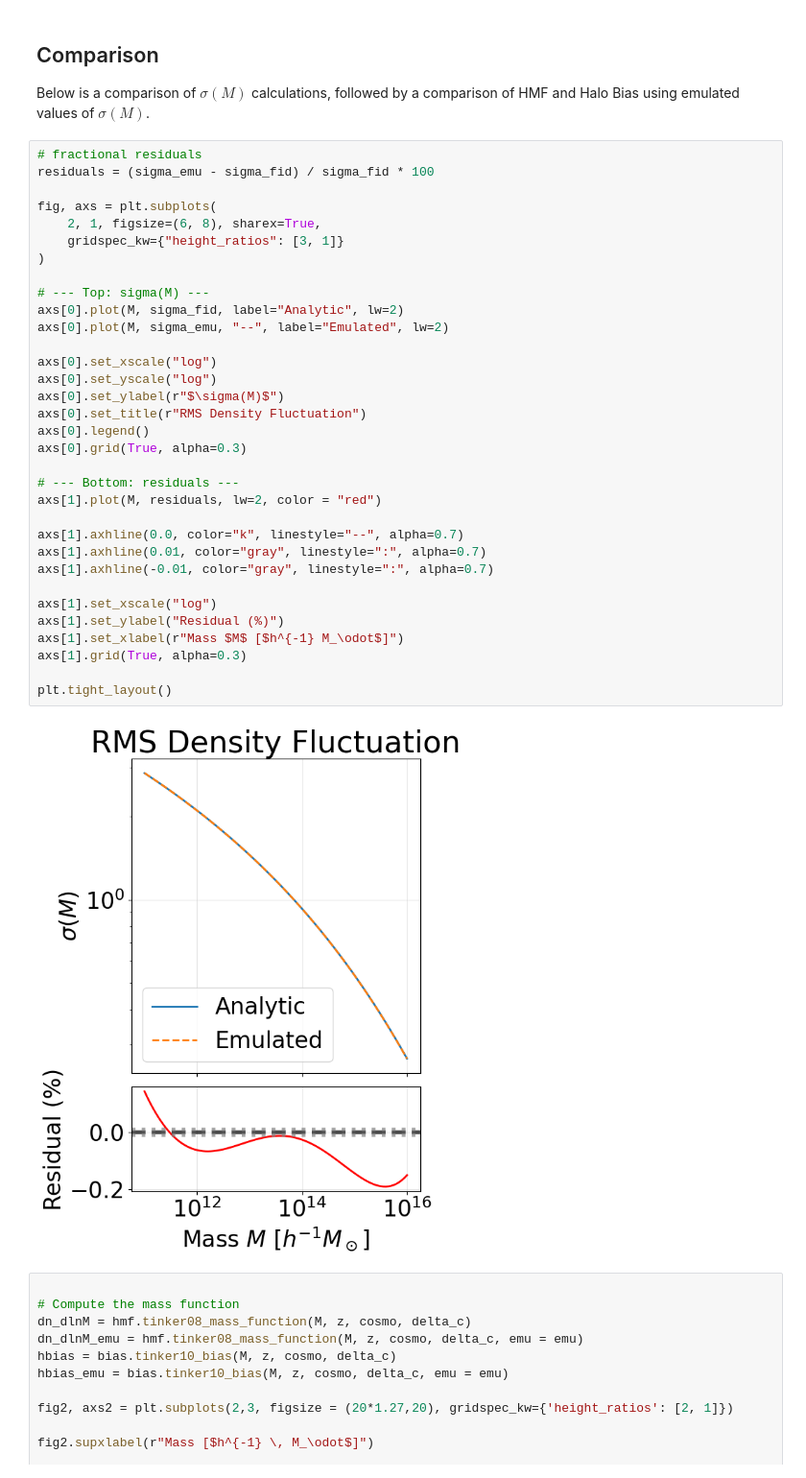
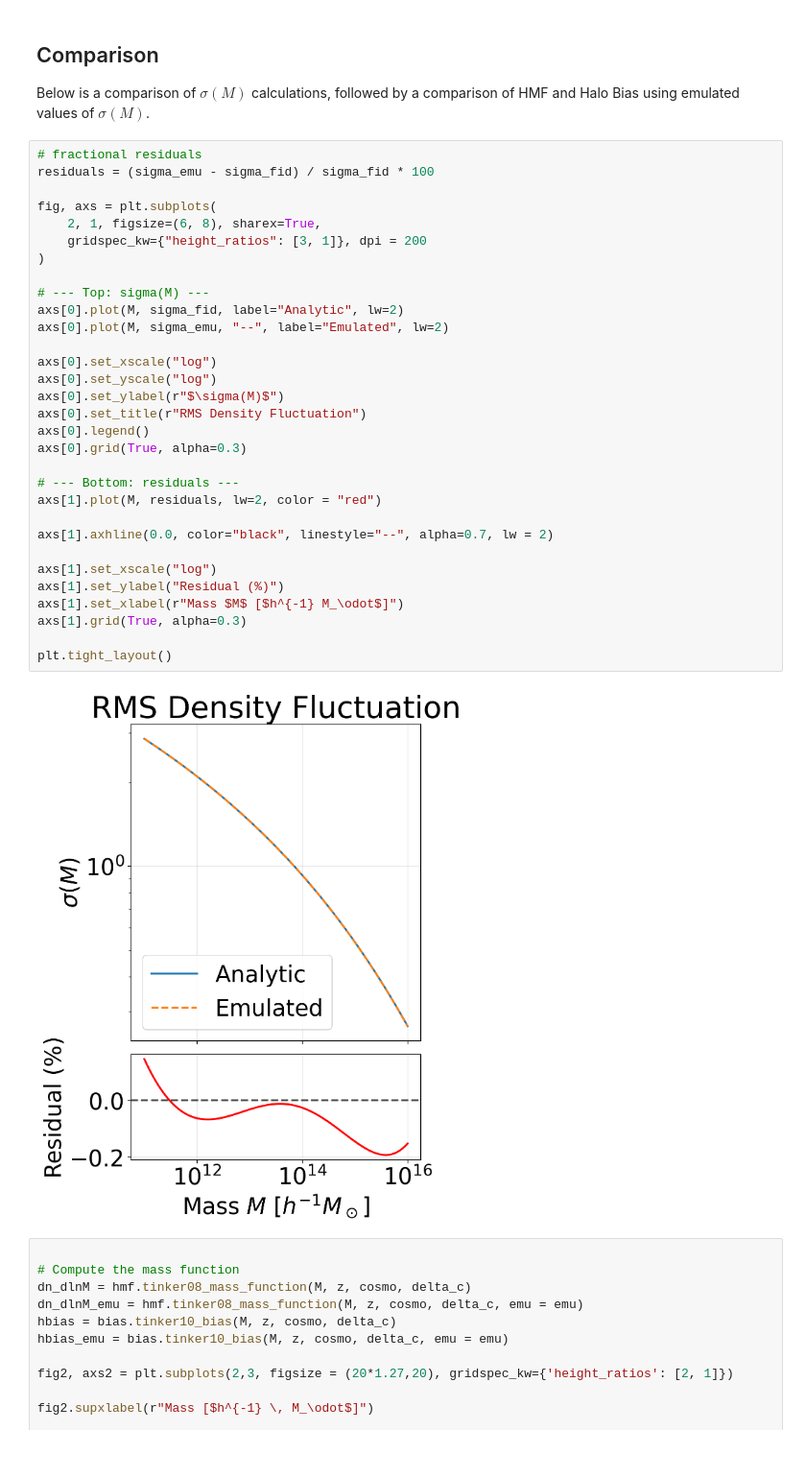
Before and after one commit to fkeruzore/halox, a Jupyter notebook: notebooks/using_the_emulator.ipynb, the cells around one changed output. Shown at 96% size. Cells and saved outputs as stored; diff of their text form.

```diff
--- a/notebooks/using_the_emulator.ipynb
+++ b/notebooks/using_the_emulator.ipynb
@@ -49,38 +51,36 @@ Below is a comparison of $\sigma(M)$ calculations, followed by a comparison of H
 # %%
 # fractional residuals
 residuals = (sigma_emu - sigma_fid) / sigma_fid * 100
 
 fig, axs = plt.subplots(
     2, 1, figsize=(6, 8), sharex=True,
-    gridspec_kw={"height_ratios": [3, 1]}
+    gridspec_kw={"height_ratios": [3, 1]}, dpi = 200
 )
 
 # --- Top: sigma(M) ---
 axs[0].plot(M, sigma_fid, label="Analytic", lw=2)
 axs[0].plot(M, sigma_emu, "--", label="Emulated", lw=2)
 
 axs[0].set_xscale("log")
 axs[0].set_yscale("log")
 axs[0].set_ylabel(r"$\sigma(M)$")
 axs[0].set_title(r"RMS Density Fluctuation")
 axs[0].legend()
 axs[0].grid(True, alpha=0.3)
 
 # --- Bottom: residuals ---
 axs[1].plot(M, residuals, lw=2, color = "red")
 
-axs[1].axhline(0.0, color="k", linestyle="--", alpha=0.7)
-axs[1].axhline(0.01, color="gray", linestyle=":", alpha=0.7)
-axs[1].axhline(-0.01, color="gray", linestyle=":", alpha=0.7)
+axs[1].axhline(0.0, color="black", linestyle="--", alpha=0.7, lw = 2)
 
 axs[1].set_xscale("log")
 axs[1].set_ylabel("Residual (%)")
 axs[1].set_xlabel(r"Mass $M$ [$h^{-1} M_\odot$]")
 axs[1].grid(True, alpha=0.3)
 
 plt.tight_layout()
 # %% [output]
-[figure, old version]
+[figure, new version]
 # %%
 
 # Compute the mass function
```
Also changed, not shown: parts of 1 cell of this notebook.
